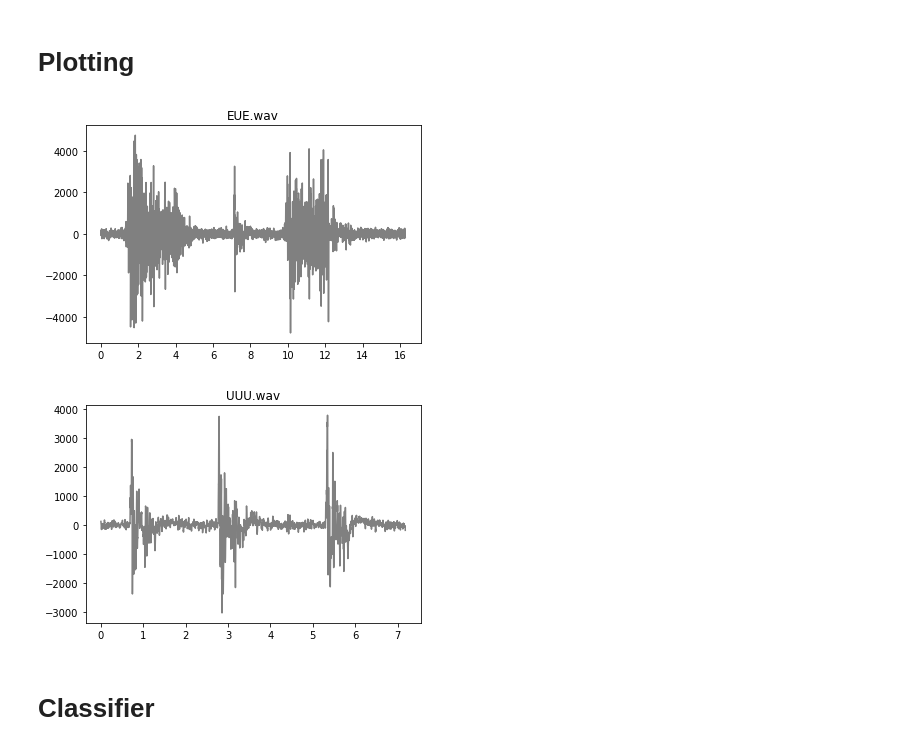
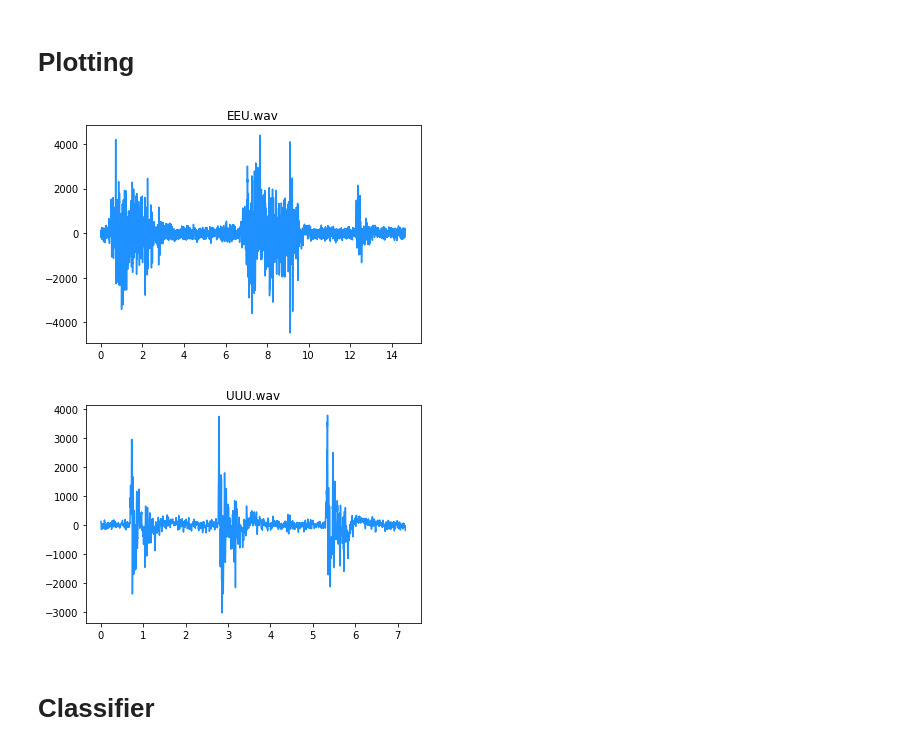
Before and after one commit to yingzhenwang/Brain, a Jupyter notebook: notebook.ipynb, the cells around one changed output. Drawn from its saved outputs; the diff is of its cells as text; code cells hidden in the pictures.

```diff
--- a/notebook.ipynb
+++ b/notebook.ipynb
@@ -8,24 +8,24 @@ from random import sample
 # %%
 def plot_wave(path):
     path = str(path)
     spf = wave.open(path, "r")
     signal = spf.readframes(-1)
     signal = np.frombuffer(signal, np.int16)
     fs = spf.getframerate()
 
     Time = np.linspace(0, len(signal) / fs, num=len(signal))
 
     plt.figure(1)
     title = str(path.split("arm_signal/")[-1])
     plt.title(title)
-    plt.plot(Time, signal, color = 'gray')
+    plt.plot(Time, signal, color = 'dodgerblue')
     plt.show()
 
-plot_wave("/Users/martinhuang/Desktop/OneDrive/2022/2022 Sem 1/DATA3888/Brain 5/Brain/arm_signal/EUE.wav")
+plot_wave("/Users/martinhuang/Desktop/OneDrive/2022/2022 Sem 1/DATA3888/Brain 5/Brain/arm_signal/EEU.wav")
 plot_wave("/Users/martinhuang/Desktop/OneDrive/2022/2022 Sem 1/DATA3888/Brain 5/Brain/arm_signal/UUU.wav")
 # %% [output]
-[figure, old version]
+[figure, new version]
-[figure, old version]
+[figure, new version]
 # %% [markdown]
 # Classifier
 # %%
```
Also changed, not shown: parts of 4 cells of this notebook.
